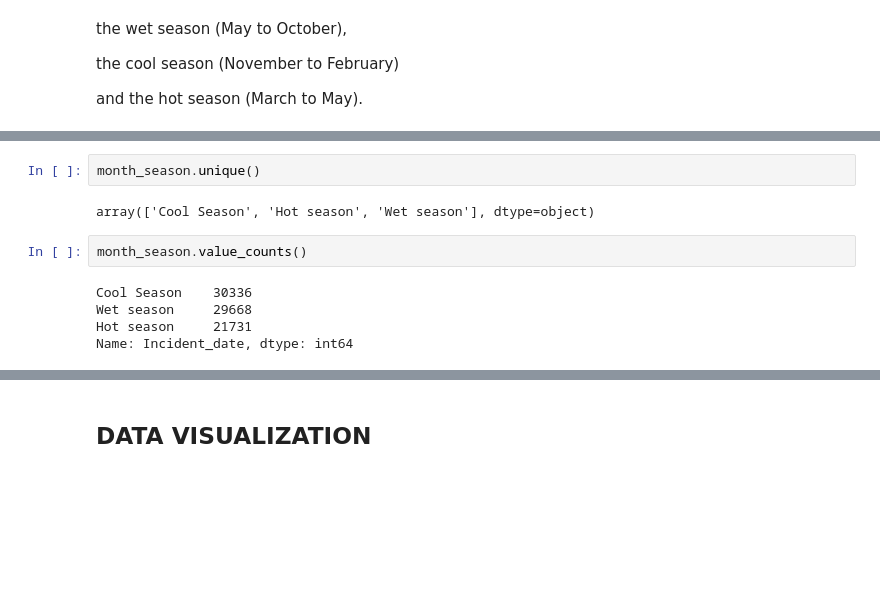
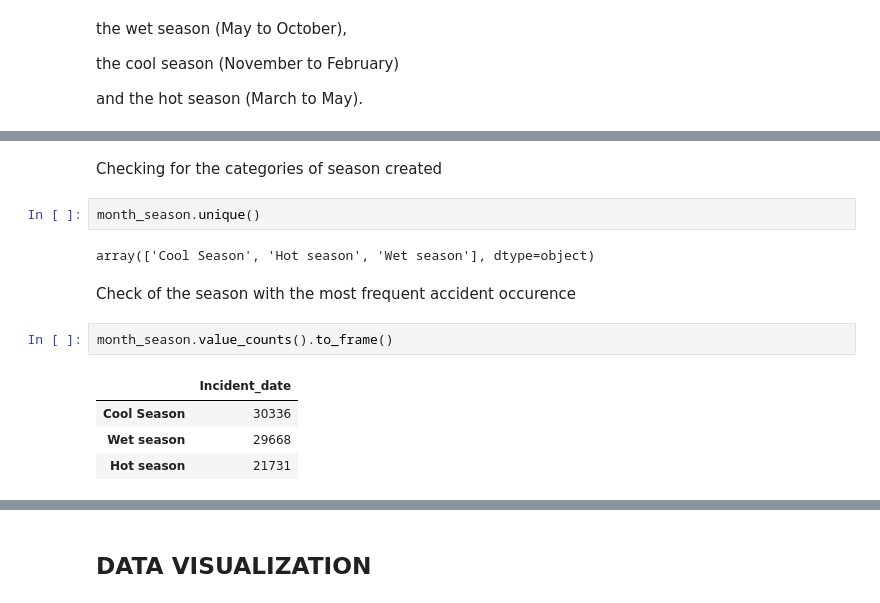
Before and after one commit to LegendSeyi/Thai_Road_Accident_Data_Analysis, a Jupyter notebook: Thai_Road_Accident_data_analysis.ipynb, the cells around one changed output, grey strips where cells are left out. Cells and saved outputs as stored; diff of their text form; blank space fills up the shorter version.

```diff
--- a/Thai_Road_Accident_data_analysis.ipynb
+++ b/Thai_Road_Accident_data_analysis.ipynb
@@ -952,11 +955,15 @@ Name: Incident_date, Length: 81735, dtype: object
+# %% [markdown]
+Checking for the categories of season created
 # %%
 month_season.unique()
 # %% [output]
 array(['Cool Season', 'Hot season', 'Wet season'], dtype=object)
+# %% [markdown]
+Check of the season with the most frequent accident occurence
 # %%
-month_season.value_counts()
+month_season.value_counts().to_frame()
 # %% [output]
-Cool Season    30336
-Wet season     29668
-Hot season     21731
-Name: Incident_date, dtype: int64
+|  | Incident_date |
+| Cool Season | 30336 |
+| Wet season | 29668 |
+| Hot season | 21731 |
```
Also changed, not shown: parts of 10 cells of this notebook.
